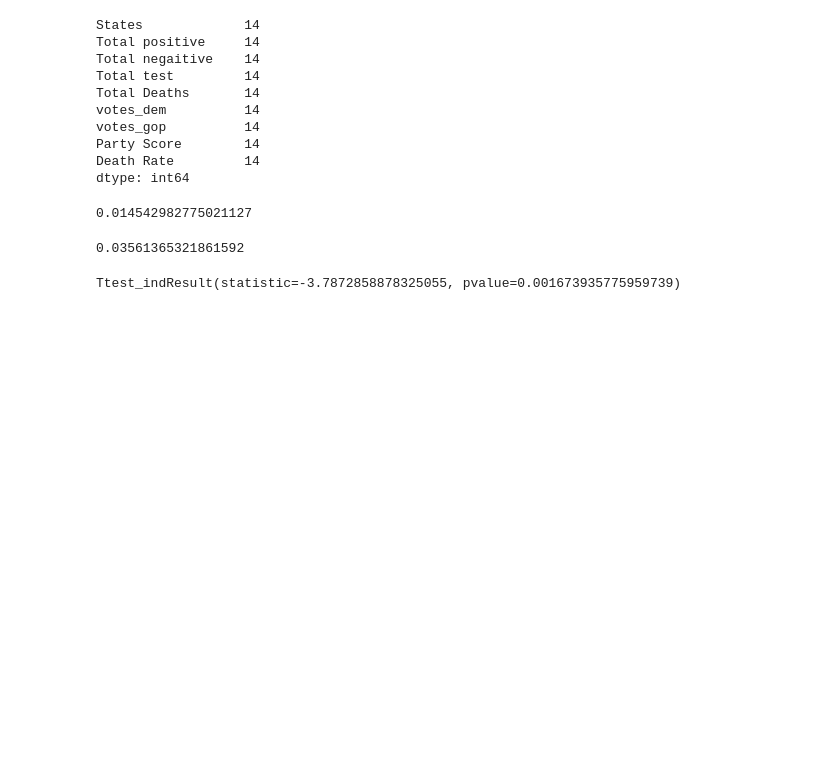
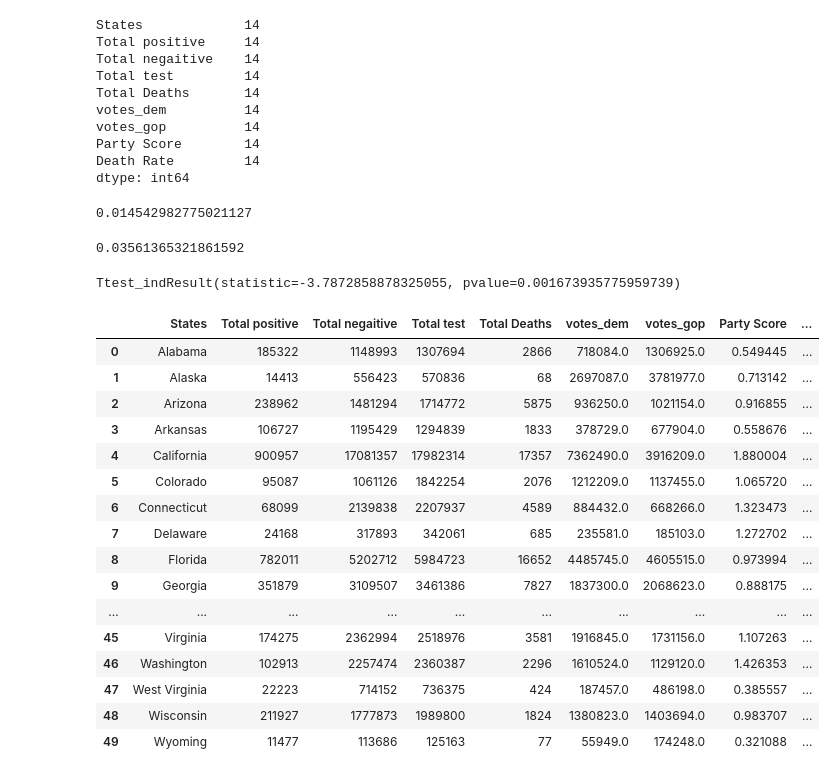
Before and after one commit to carrillofatima/UCI_Project-1_Group, a Jupyter notebook: Combine_dataframe.ipynb, the cells around one changed output. Cells and saved outputs as stored; diff of their text form; code cells hidden in the pictures; blank space fills up the shorter version.

```diff
--- a/Combine_dataframe.ipynb
+++ b/Combine_dataframe.ipynb
@@ -248,7 +248,7 @@ import scipy.stats as stats
 new_df = pd.read_csv("Output/final_dataframe.csv")
 
 new_df = new_df[new_df["States"]!="District of Columbia"]
-new_df = new_df[new_df["States"]!="Puerto Rico"]
+clean_df = new_df[new_df["States"]!="Puerto Rico"]
 clean_df["Death Rate"]=clean_df["Total Deaths"]/clean_df["Total positive"]
 clean_df
 # %% [output]
@@ -371,3 +376,28 @@ stats.ttest_ind(Republican_preference_df_reduced["Death Rate"], Democrat_Prefere
                 equal_var=False)
 # %% [output]
 Ttest_indResult(statistic=-3.7872858878325055, pvalue=0.001673935775959739)
+# %%
+import plotly.graph_objects as go
+
+import pandas as pd
+df = clean_df
+df = pd.merge(df, state_coord_df,on="States",how = "left")
+df
+# %% [output]
+|  | States | Total positive | Total negaitive | Total test | Total Deaths | votes_dem | votes_gop | Party Score | ... |
+| 0 | Alabama | 185322 | 1148993 | 1307694 | 2866 | 718084.0 | 1306925.0 | 0.549445 | ... |
+| 1 | Alaska | 14413 | 556423 | 570836 | 68 | 2697087.0 | 3781977.0 | 0.713142 | ... |
+| 2 | Arizona | 238962 | 1481294 | 1714772 | 5875 | 936250.0 | 1021154.0 | 0.916855 | ... |
+| 3 | Arkansas | 106727 | 1195429 | 1294839 | 1833 | 378729.0 | 677904.0 | 0.558676 | ... |
+| 4 | California | 900957 | 17081357 | 17982314 | 17357 | 7362490.0 | 3916209.0 | 1.880004 | ... |
+| 5 | Colorado | 95087 | 1061126 | 1842254 | 2076 | 1212209.0 | 1137455.0 | 1.065720 | ... |
+| 6 | Connecticut | 68099 | 2139838 | 2207937 | 4589 | 884432.0 | 668266.0 | 1.323473 | ... |
+| 7 | Delaware | 24168 | 317893 | 342061 | 685 | 235581.0 | 185103.0 | 1.272702 | ... |
+| 8 | Florida | 782011 | 5202712 | 5984723 | 16652 | 4485745.0 | 4605515.0 | 0.973994 | ... |
+| 9 | Georgia | 351879 | 3109507 | 3461386 | 7827 | 1837300.0 | 2068623.0 | 0.888175 | ... |
+| ... | ... | ... | ... | ... | ... | ... | ... | ... | ... |
+| 45 | Virginia | 174275 | 2362994 | 2518976 | 3581 | 1916845.0 | 1731156.0 | 1.107263 | ... |
+| 46 | Washington | 102913 | 2257474 | 2360387 | 2296 | 1610524.0 | 1129120.0 | 1.426353 | ... |
+| 47 | West Virginia | 22223 | 714152 | 736375 | 424 | 187457.0 | 486198.0 | 0.385557 | ... |
+| 48 | Wisconsin | 211927 | 1777873 | 1989800 | 1824 | 1380823.0 | 1403694.0 | 0.983707 | ... |
+| 49 | Wyoming | 11477 | 113686 | 125163 | 77 | 55949.0 | 174248.0 | 0.321088 | ... |
```
Also changed, not shown: parts of 2 cells of this notebook, 2 other files.
